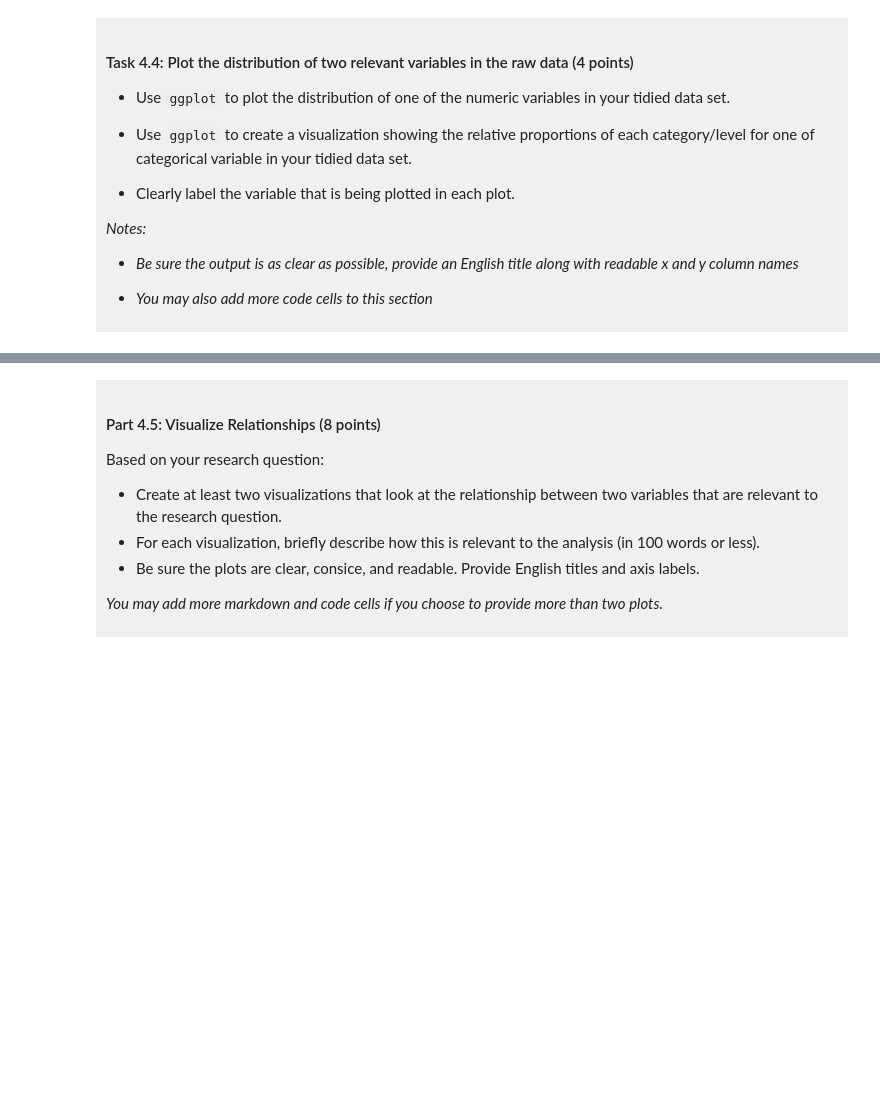
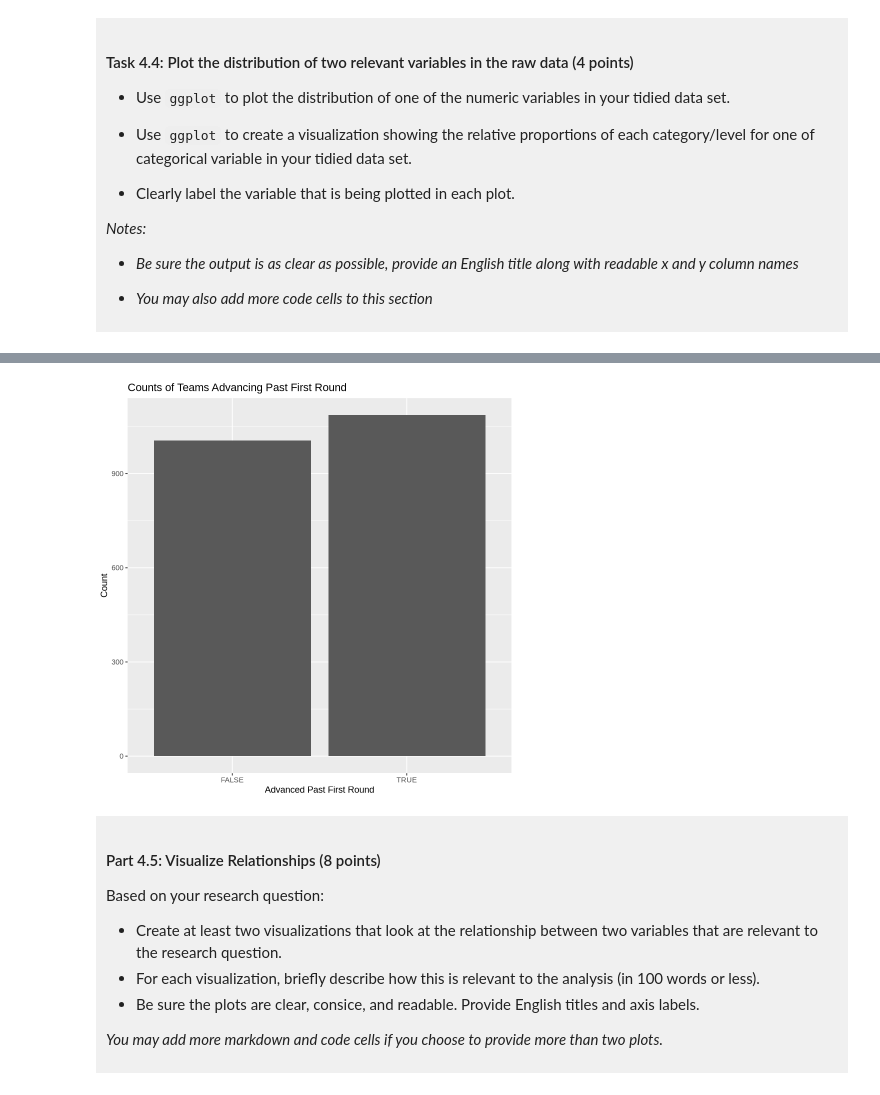
Before and after one commit to FangTangSama/dsci-100-project-henry-sun, a Jupyter notebook: dsci-100-project-notebook.ipynb, the cells around one changed output, grey strips where cells are left out. Saved outputs shown, nothing was run; the diff lists cells and outputs as text; code cells hidden in the pictures; blank space fills up the shorter version.

```diff
--- a/dsci-100-project-notebook.ipynb
+++ b/dsci-100-project-notebook.ipynb
@@ -341,5 +360,13 @@ A tibble: 1 × 6
 # %%
-### EDIT THIS CODE CELL FOR PLOT 2 ###
+ggplot(march_tidy, aes(x = advanced_first_round)) +
+  geom_bar() +
+  labs(
+    x = "Advanced Past First Round",
+    y = "Count",
+    title = "Counts of Teams Advancing Past First Round"
+  )
+# %% [output]
+[figure, added]
 # %% [markdown]
 <div style="background-color: #f0f0f0; padding: 10px;">
 
```
Also changed, not shown: parts of 7 cells of this notebook.
